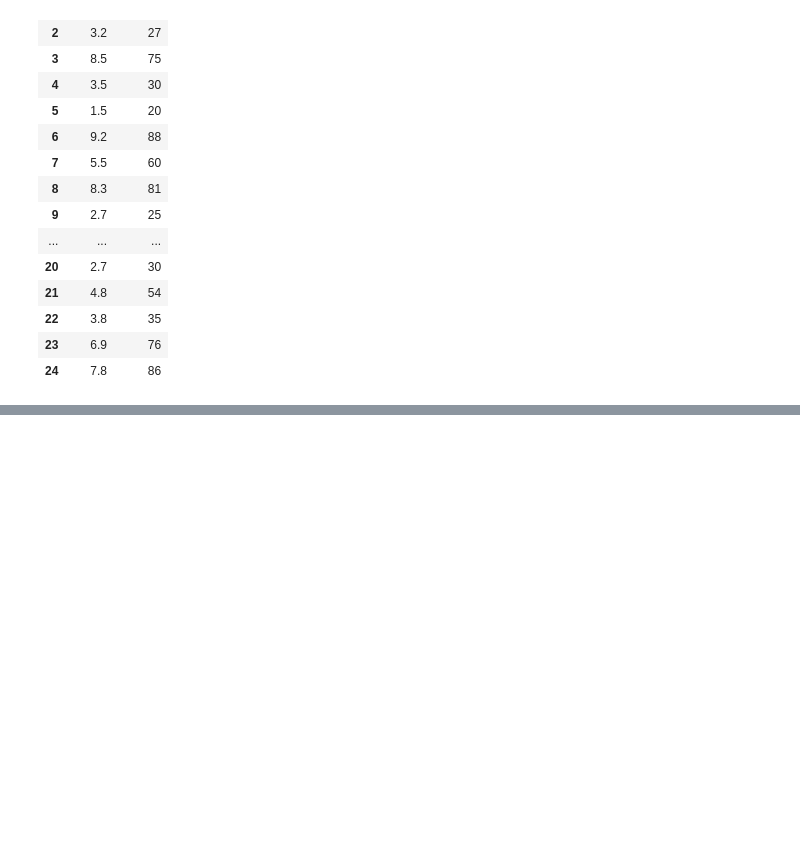
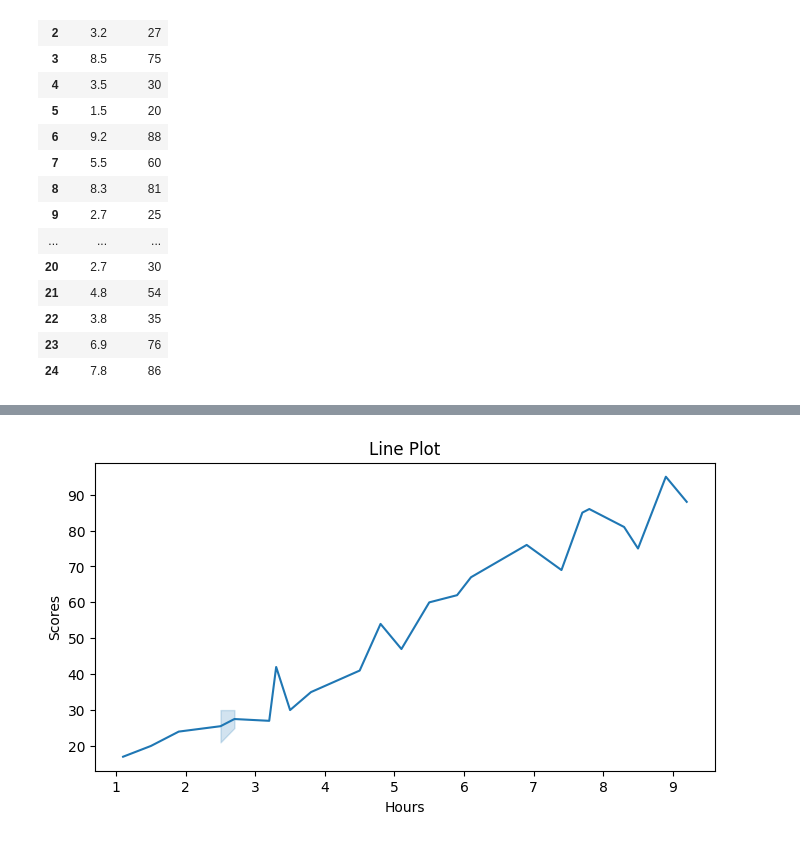
Before and after one commit to Bhuvanbhasker/Practice, a Jupyter notebook: string/pass.ipynb, the cells around one changed output, grey strips where cells are left out. Drawn from its saved outputs; the diff is of its cells as text; code cells hidden in the pictures; blank space fills up the shorter version.

```diff
--- a/string/pass.ipynb
+++ b/string/pass.ipynb
@@ -55,0 +91,12 @@ Students who scored above 80:
+# %%
+# Line Plot
+import matplotlib.pyplot as plt
+import seaborn as sns
+import pandas as pd
+data = pd.read_csv('D:\\progamming\\Practice\\student_scores.csv')
+plt.figure(figsize=(8, 4))
+sns.lineplot(x='Hours', y='Scores', data=data)
+plt.title('Line Plot')
+plt.show()
+# %% [output]
+[figure, added]
```
Also changed, not shown: parts of 9 cells of this notebook, 1 other file.
